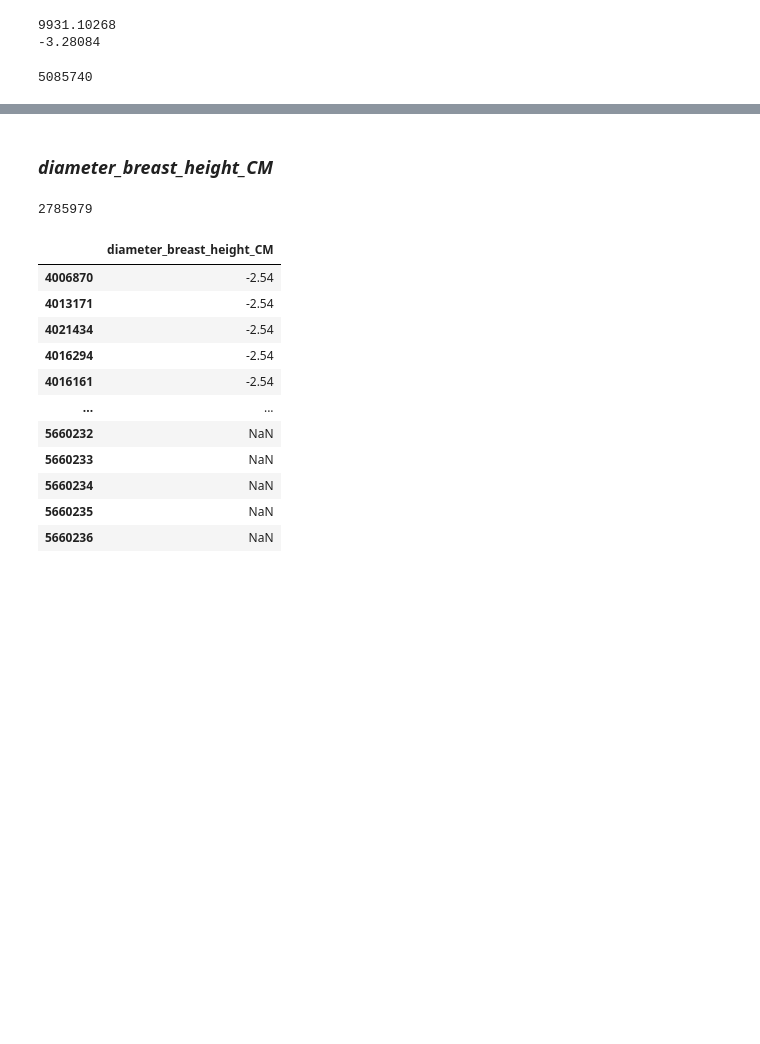
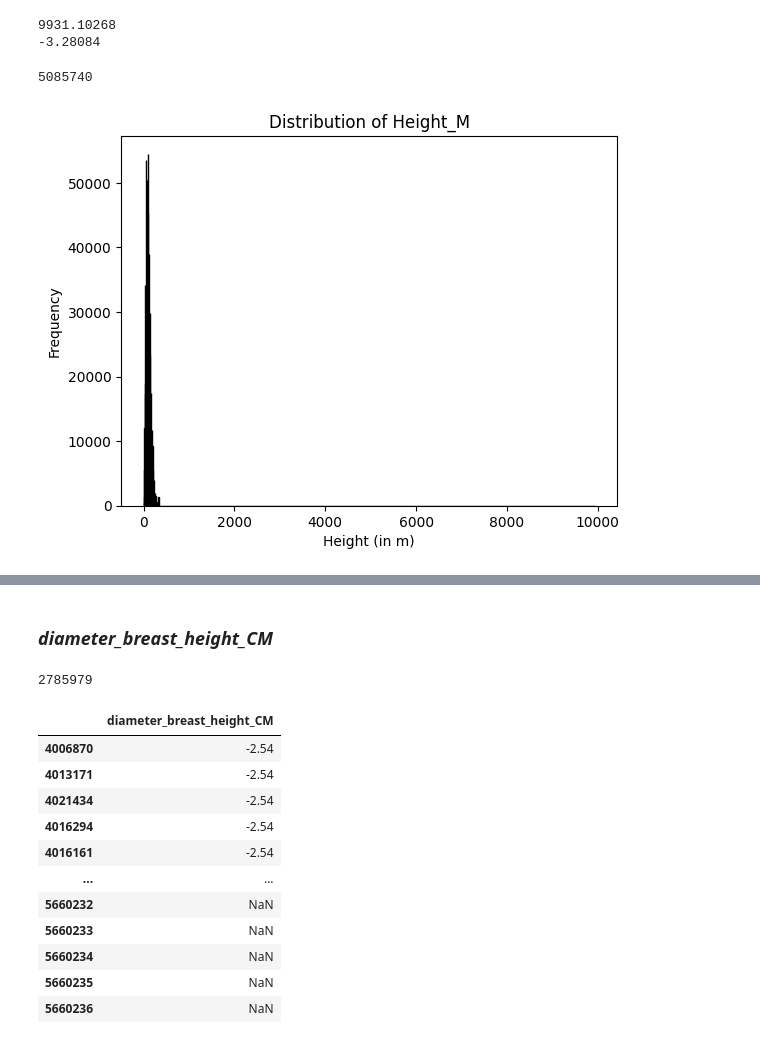
Before and after one commit to VittorioBartolomeoSecondin/DVIS-CAValli_Team, a Jupyter notebook: Assignment1 - Preprocessing.ipynb, the cells around one changed output, grey strips where cells are left out. Saved outputs shown, nothing was run; the diff lists cells and outputs as text; code cells hidden in the pictures; blank space fills up the shorter version.

```diff
--- a/Assignment1 - Preprocessing.ipynb
+++ b/Assignment1 - Preprocessing.ipynb
@@ -250,0 +304,9 @@ tree_dataset['scientific_name'] = tree_dataset['scientific_name'].replace('Unass
+# %%
+tree_dataset['common_name'] = tree_dataset['common_name'].replace('ok to plant vacant', None)
+tree_dataset['common_name'] = tree_dataset['common_name'].replace('Vacant', None)
+tree_dataset['common_name'] = tree_dataset['common_name'].replace('Vacant site', None)
+tree_dataset['common_name'] = tree_dataset['common_name'].replace('Stump', None)
+tree_dataset['common_name'] = tree_dataset['common_name'].replace('(see notes)', None)
+tree_dataset['common_name'] = tree_dataset['common_name'].replace('Vacant planting well', None)
+tree_dataset['common_name'] = tree_dataset['common_name'].replace('Vacant/inadequate spacing', None)
+tree_dataset['common_name'] = tree_dataset['common_name'].replace('Dead tree', None)
@@ -250,0 +351,16 @@ tree_dataset['scientific_name'] = tree_dataset['scientific_name'].replace('Unass
+# %%
+# Filter out rows with null scientific names and common names
+filtered_tree_dataset = tree_dataset.dropna(subset=['scientific_name', 'common_name'])
+
+# Group by scientific_name, and count of common names, then sort them by count
+common_names_counts = filtered_tree_dataset.groupby(['scientific_name', 'common_name']).size().reset_index(name='count')
+common_names_counts = common_names_counts.sort_values(by=['scientific_name', 'count'], ascending=[True, False])
+
+# Create a dictionary with unique common names for each scientific name
+scientific_dict = common_names_counts.groupby('scientific_name')['common_name'].apply(list).to_dict()
+
+# To access the common names for a specific scientific name, we can do:
+# common_names = scientific_dict.get('our_scientific_name', [])
+
+# If we want to handle the case where the scientific name doesn't exist in the dictionary:
+# common_names = scientific_dict.get('our_scientific_name', ['No common names found'])
@@ -250,0 +369,2 @@ tree_dataset['scientific_name'] = tree_dataset['scientific_name'].replace('Unass
+# %%
+tree_dataset['common_name_NEW'] = tree_dataset['scientific_name'].map(lambda x: scientific_dict.get(x, [])[0] if x in scientific_dict else None)
@@ -251,3 +396,6 @@ tree_dataset['scientific_name'] = tree_dataset['scientific_name'].replace('Unass
+# %%
+tree_dataset['common_name'] = tree_dataset['scientific_name'].replace('Tree', None)
+tree_dataset['scientific_name'] = tree_dataset['scientific_name'].replace('Tree', None)
 # %% [markdown]
 ### *height_M*
 # %%
@@ -336,3 +430,11 @@ tree_dataset['height_M'] = tree_dataset['height_M'].apply(lambda x: x if x > 0 e
 tree_dataset['height_M'].isnull().sum()
 # %% [output]
 5085740
+# %%
+plt.hist(tree_dataset['height_M'], bins=2000, color='skyblue', edgecolor='black')
+plt.xlabel('Height (in m)')
+plt.ylabel('Frequency')
+plt.title('Distribution of Height_M')
+plt.show()
+# %% [output]
+[figure, added]
```
Also changed, not shown: parts of 18 cells of this notebook.
